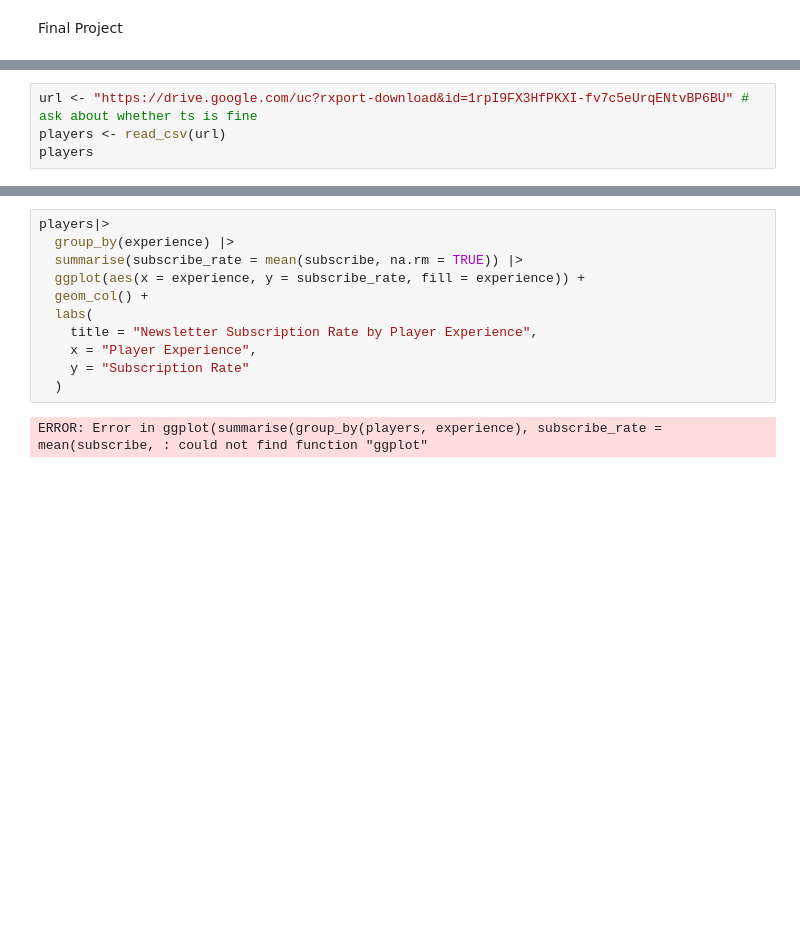
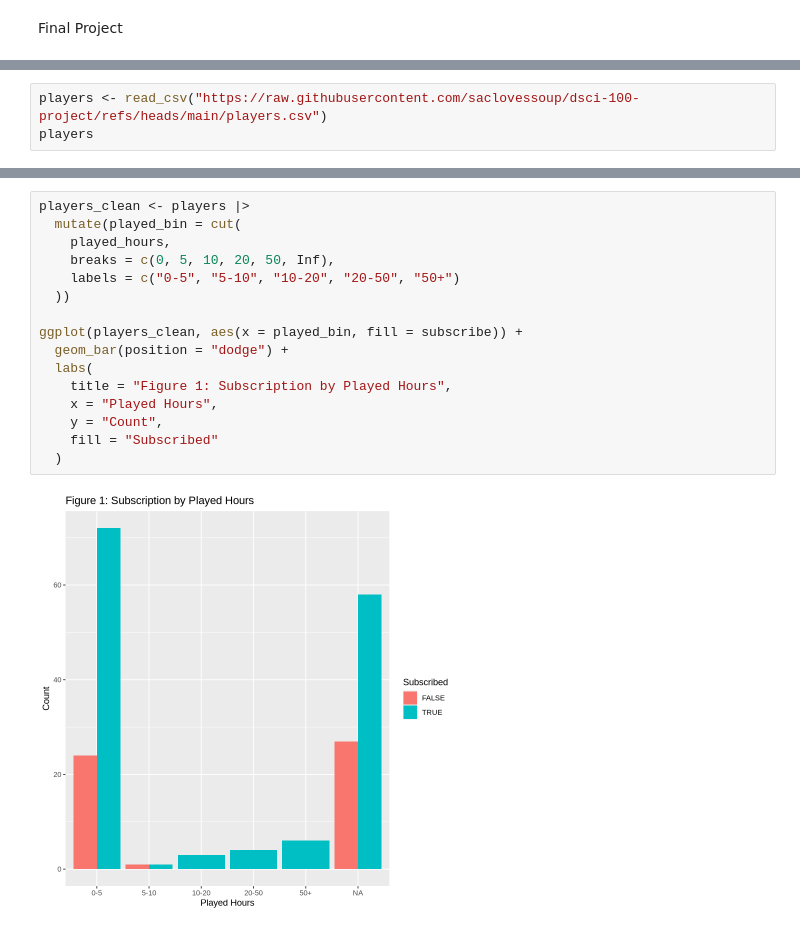
Before and after one commit to saclovessoup/dsci-100-project, a Jupyter notebook: Project_Final.ipynb, the cells around one changed output, grey strips where cells are left out. Saved outputs shown, nothing was run; the diff lists cells and outputs as text; blank space fills up the shorter version.

```diff
--- a/Project_Final.ipynb
+++ b/Project_Final.ipynb
@@ -27,6 +9,5 @@ library(dplyr)
 # %%
-url <- "https://drive.google.com/uc?rxport-download&id=1rpI9FX3HfPKXI-fv7c5eUrqENtvBP6BU" # ask about whether ts is fine
-players <- read_csv(url)
+players <- read_csv("https://raw.githubusercontent.com/saclovessoup/dsci-100-project/refs/heads/main/players.csv")
 players
 # %% [output]
 Rows: 196 Columns: 7
@@ -58,15 +39,20 @@ A spec_tbl_df: 196 × 7
 | Amateur | FALSE | f19e136ddde68f365afc860c725ccff54... | 2.3 | Harlow | Male | 17 |
 | Pro | TRUE | d9473710057f7d42f36570f0be83817a4... | 0.2 | Ahmed | Other | NA |
 # %%
-players|>
-  group_by(experience) |>
-  summarise(subscribe_rate = mean(subscribe, na.rm = TRUE)) |>
-  ggplot(aes(x = experience, y = subscribe_rate, fill = experience)) +
-  geom_col() +
+players_clean <- players |>
+  mutate(played_bin = cut(
+    played_hours,
+    breaks = c(0, 5, 10, 20, 50, Inf),
+    labels = c("0-5", "5-10", "10-20", "20-50", "50+")
+  ))
+
+ggplot(players_clean, aes(x = played_bin, fill = subscribe)) +
+  geom_bar(position = "dodge") +
   labs(
-    title = "Newsletter Subscription Rate by Player Experience",
-    x = "Player Experience",
-    y = "Subscription Rate"
+    title = "Figure 1: Subscription by Played Hours",
+    x = "Played Hours",
+    y = "Count",
+    fill = "Subscribed"
   )
 # %% [output]
-ERROR: Error in ggplot(summarise(group_by(players, experience), subscribe_rate = mean(subscribe, : could not find function "ggplot"
+[figure, added]
```
Also changed, not shown: parts of 13 cells of this notebook.
